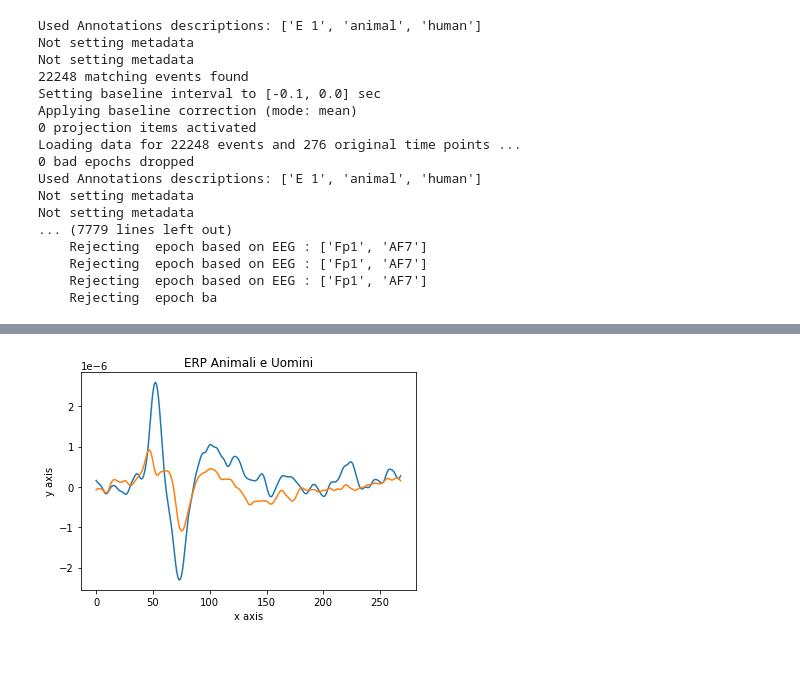
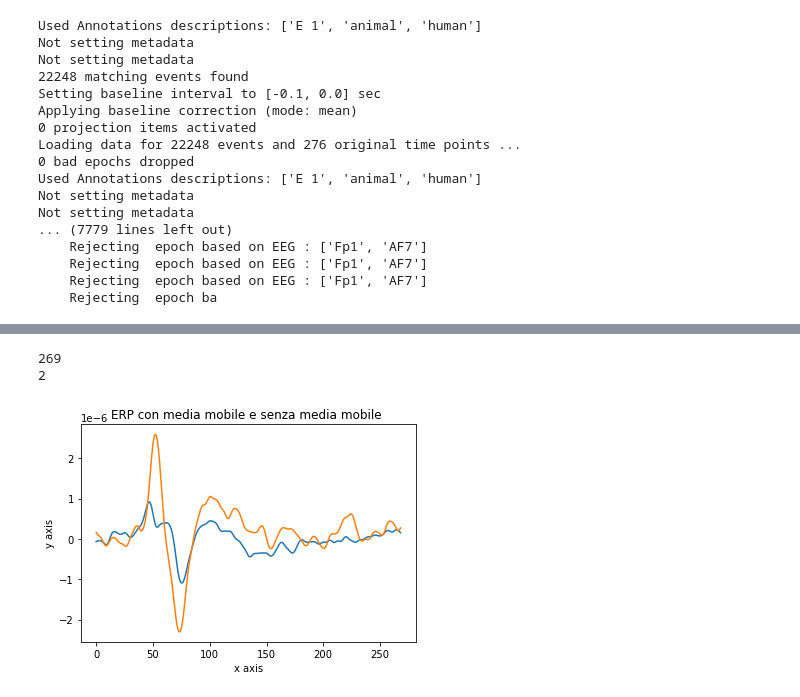
Before and after one commit to Diego41ITA/EEG-analysis, a Jupyter notebook: Multi_sub.ipynb, the cells around one changed output, grey strips where cells are left out. Drawn from its saved outputs; the diff is of its cells as text; code cells hidden in the pictures; blank space fills up the shorter version.

```diff
--- a/Prova_multi_sub.ipynb
+++ b/Multi_sub.ipynb
@@ -200,4 +185,6 @@ for i in range(len(roi_evoked)):
 # %%
-NP_ROI_Animali=roi_evoked[0].data
-NP_ROI_Uomini=roi_evoked[1].data
+#ottengo i dati dagli evoked
+#-->[soggetto][n ROI,samples]
+ERP_ROI_animali_vector=[(roi_evoked_animali[i].data )for  i in range(len(roi_evoked_animali))]
+ERP_ROI_umani_vector  =[(roi_evoked_umani[i].data)   for  i in range(len(roi_evoked_animali))]
 # %%
@@ -209,17 +205,9 @@ print(NP_ROI_Uomini.shape)
 # %%
-def moving_average(a, n=8) :
-    ret = np.cumsum(a, dtype=float)
-    ret[n:] = ret[n:] - ret[:-n]
-    return ret[n - 1:] / n
+ERP_ROI_Animali_av_Oz =[moving_average(ERP_ROI_animali_vector[i][0,:])for i in range(len(ERP_ROI_animali_vector))]
+ERP_ROI_Animali_av_POz=[moving_average(ERP_ROI_animali_vector[i][1,:])for i in range(len(ERP_ROI_animali_vector))]
 
-NP_ROI_Animali_av_Oz=moving_average(NP_ROI_Animali[0,:])
-NP_ROI_Animali_av_POz=moving_average(NP_ROI_Animali[1,:])
-
-NP_ROI_Uomini_av_Oz=moving_average(NP_ROI_Uomini[0,:])
-NP_ROI_Uomini_av_POz=moving_average(NP_ROI_Uomini[1,:])
+ERP_ROI_Uomini_av_Oz =[moving_average(ERP_ROI_umani_vector[i][0,:])for i in range(len(ERP_ROI_animali_vector))]
+ERP_ROI_Uomini_av_POz=[moving_average(ERP_ROI_umani_vector [i][1,:])for i in range(len(ERP_ROI_animali_vector))]
 # %%
-NP_ROI_Animali_av=(NP_ROI_Animali_av_Oz+ NP_ROI_Animali_av_POz) / 2
-NP_ROI_Animali=(NP_ROI_Animali[0,:]+ NP_ROI_Animali[1,:]) / 2
-
-NP_ROI_Uomini_av=(NP_ROI_Uomini_av_Oz+ NP_ROI_Uomini_av_POz) / 2
-NP_ROI_Uomini=(NP_ROI_Uomini[0,:]+ NP_ROI_Uomini[1,:]) / 2
+ERP_ROI_Animali_vector=[((ERP_ROI_Animali_av_Oz[i]+ ERP_ROI_Animali_av_POz[i]) / 2)for i in range(len(ERP_ROI_Animali_av_POz))]
+ERP_ROI_Uomini_vector =[((ERP_ROI_Uomini_av_Oz[i] + ERP_ROI_Uomini_av_POz[i])  / 2)for i in range(len(ERP_ROI_Uomini_av_POz))]
@@ -260,16 +214,23 @@ plt.show()
-# %%
-plt.plot(range(269),NP_ROI_Uomini_av)
-plt.plot(range(269),NP_ROI_Animali_av)
-
-plt.title("ERP Animali e Uomini")
-
-# Add Axes Labels
-
-plt.xlabel("x axis")
-plt.ylabel("y axis")
-
-# Display
-
-plt.show()
-# %% [output]
-[figure, removed]
+# %%
+print(len(ERP_ROI_Uomini_vector[0]))
+print(len(ERP_ROI_Uomini_vector))
+# %% [output]
+269
+2
+# %%
+plt.plot(range(269),ERP_ROI_Animali_vector[0])
+plt.plot(range(269),ERP_ROI_Uomini_vector[0])
+# Add Title
+
+plt.title("ERP con media mobile e senza media mobile ")
+
+# Add Axes Labels
+
+plt.xlabel("x axis")
+plt.ylabel("y axis")
+
+# Display
+
+plt.show()
+# %% [output]
+[figure, added]
```
Also changed, not shown: parts of 16 cells of this notebook.
